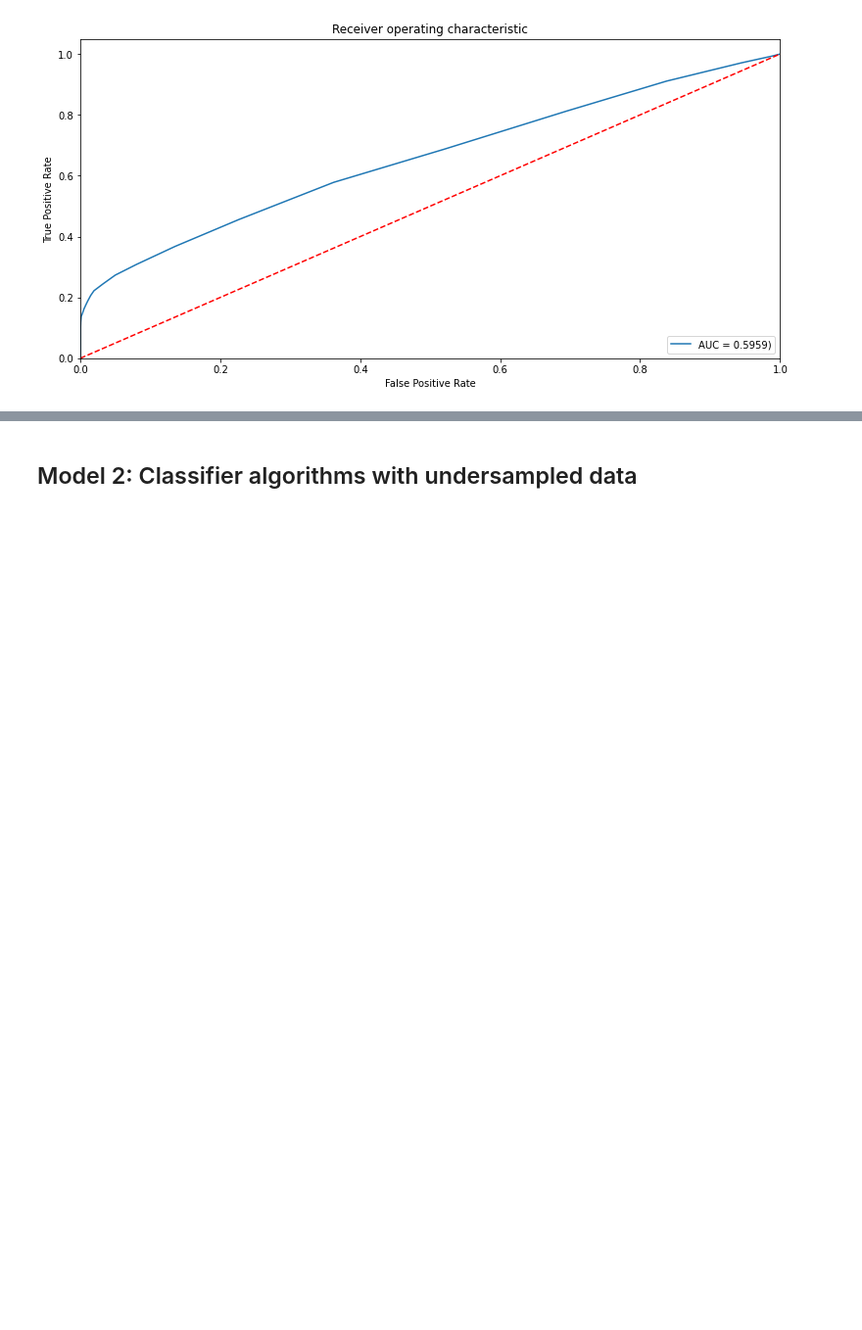
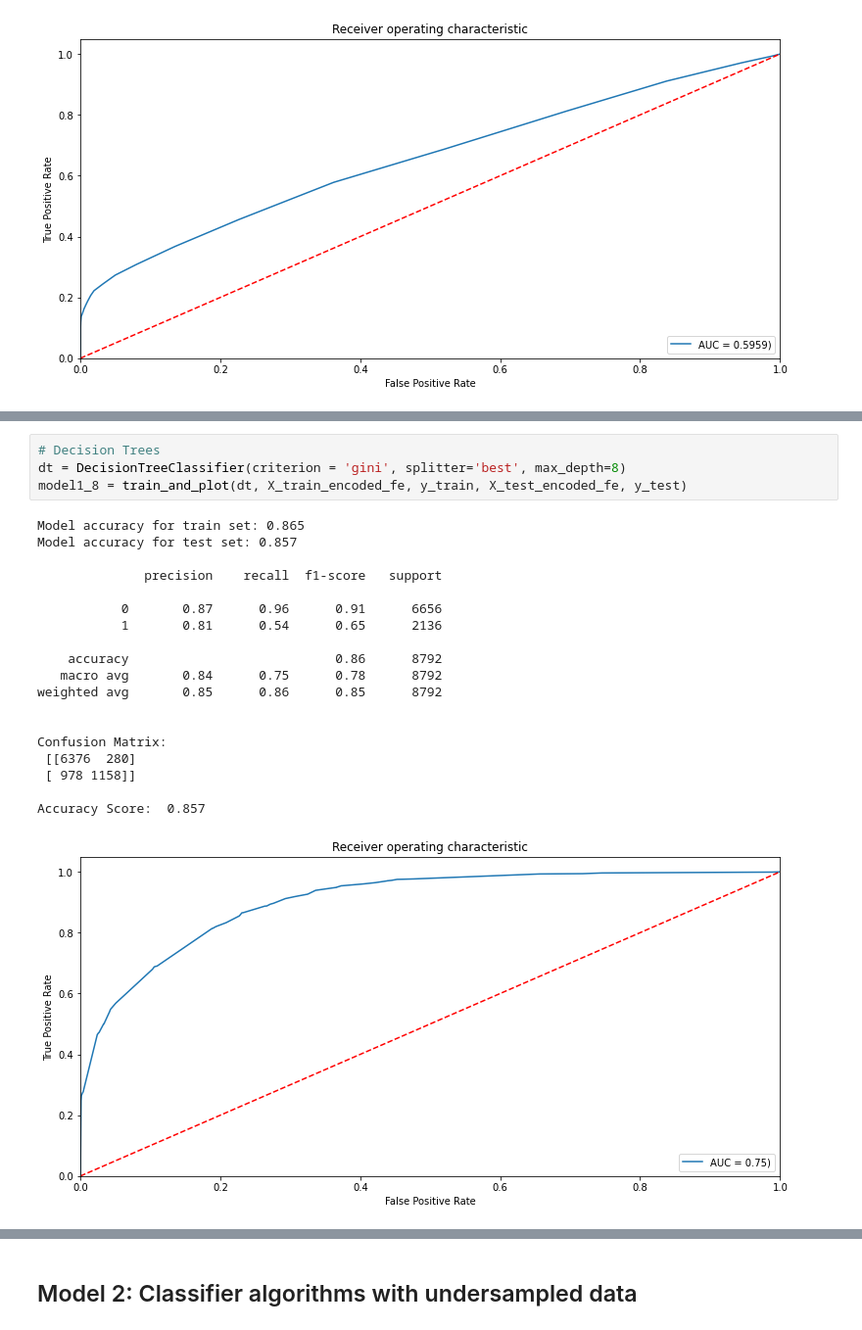
Before and after one commit to dinhlongviolin1/PDC-assm3, a Jupyter notebook: model/model_final.ipynb, the cells around one changed output, grey strips where cells are left out. Shown at 98% size. Saved outputs shown, nothing was run; the diff lists cells and outputs as text; blank space fills up the shorter version.

```diff
--- a/model/model_final.ipynb
+++ b/model/model_final.ipynb
@@ -1097,0 +1154,24 @@ Accuracy Score:  0.854
+# %%
+# Decision Trees
+dt = DecisionTreeClassifier(criterion = 'gini', splitter='best', max_depth=8)
+model1_8 = train_and_plot(dt, X_train_encoded_fe, y_train, X_test_encoded_fe, y_test)
+# %% [output]
+Model accuracy for train set: 0.865
+Model accuracy for test set: 0.857
+
+              precision    recall  f1-score   support
+
+           0       0.87      0.96      0.91      6656
+           1       0.81      0.54      0.65      2136
+
+    accuracy                           0.86      8792
+   macro avg       0.84      0.75      0.78      8792
+weighted avg       0.85      0.86      0.85      8792
+
+
+Confusion Matrix:
+ [[6376  280]
+ [ 978 1158]]
+
+Accuracy Score:  0.857
+[figure, added]
```
Also changed, not shown: parts of 38 cells of this notebook, 6 other files.
